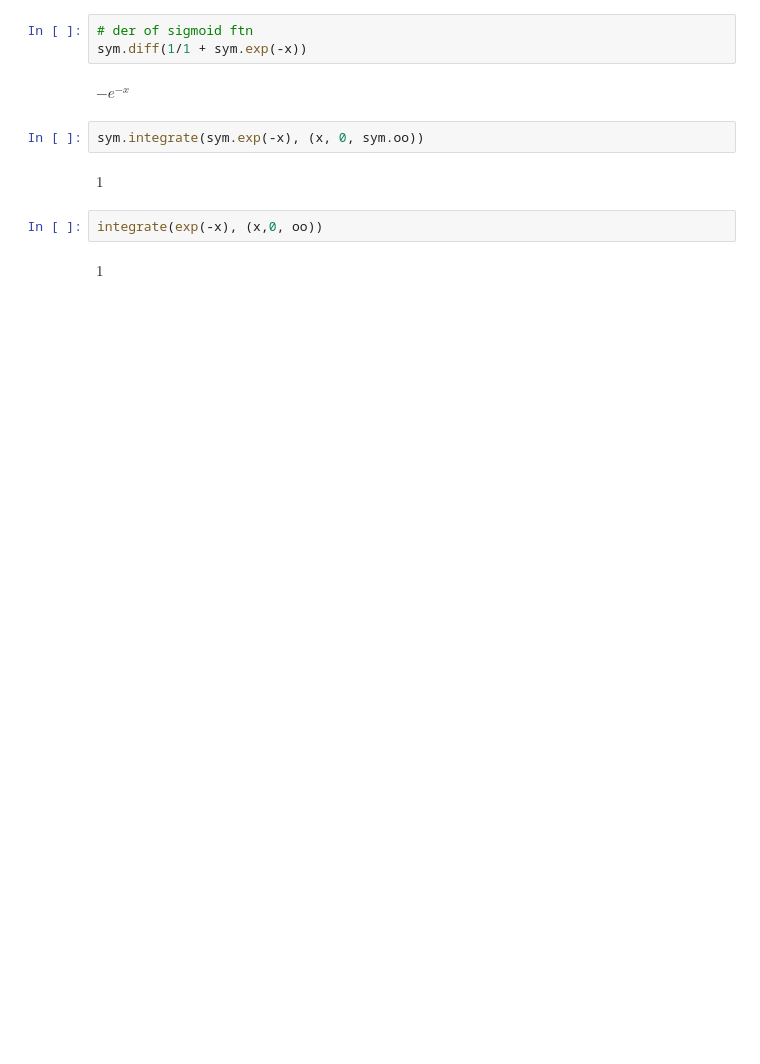
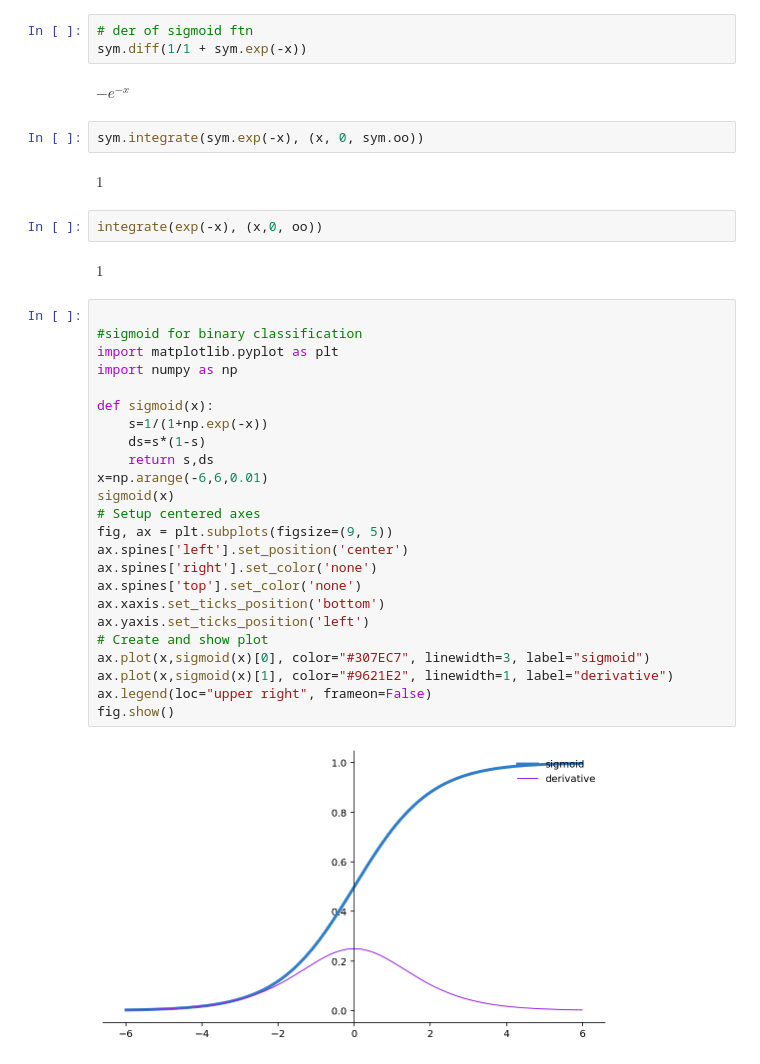
Before and after one commit to masonkadem/mathfunctions, a Jupyter notebook: derivatives.ipynb, the cells around one changed output. Drawn from its saved outputs; the diff is of its cells as text; blank space fills up the shorter version.

Commit message:
added neural net, gradient descent, and derivatives notebook

```diff
--- a/derivatives.ipynb
+++ b/derivatives.ipynb
@@ -50,3 +50,29 @@ $\displaystyle 1$
 integrate(exp(-x), (x,0, oo))
 # %% [output]
 $\displaystyle 1$
+# %%
+
+#sigmoid for binary classification
+import matplotlib.pyplot as plt
+import numpy as np
+
+def sigmoid(x):
+    s=1/(1+np.exp(-x))
+    ds=s*(1-s)
+    return s,ds
+x=np.arange(-6,6,0.01)
+sigmoid(x)
+# Setup centered axes
+fig, ax = plt.subplots(figsize=(9, 5))
+ax.spines['left'].set_position('center')
+ax.spines['right'].set_color('none')
+ax.spines['top'].set_color('none')
+ax.xaxis.set_ticks_position('bottom')
+ax.yaxis.set_ticks_position('left')
+# Create and show plot
+ax.plot(x,sigmoid(x)[0], color="#307EC7", linewidth=3, label="sigmoid")
+ax.plot(x,sigmoid(x)[1], color="#9621E2", linewidth=1, label="derivative")
+ax.legend(loc="upper right", frameon=False)
+fig.show()
+# %% [output]
+[figure, added]
```
Also changed, not shown: parts of 2 cells of this notebook, 1 other file.
